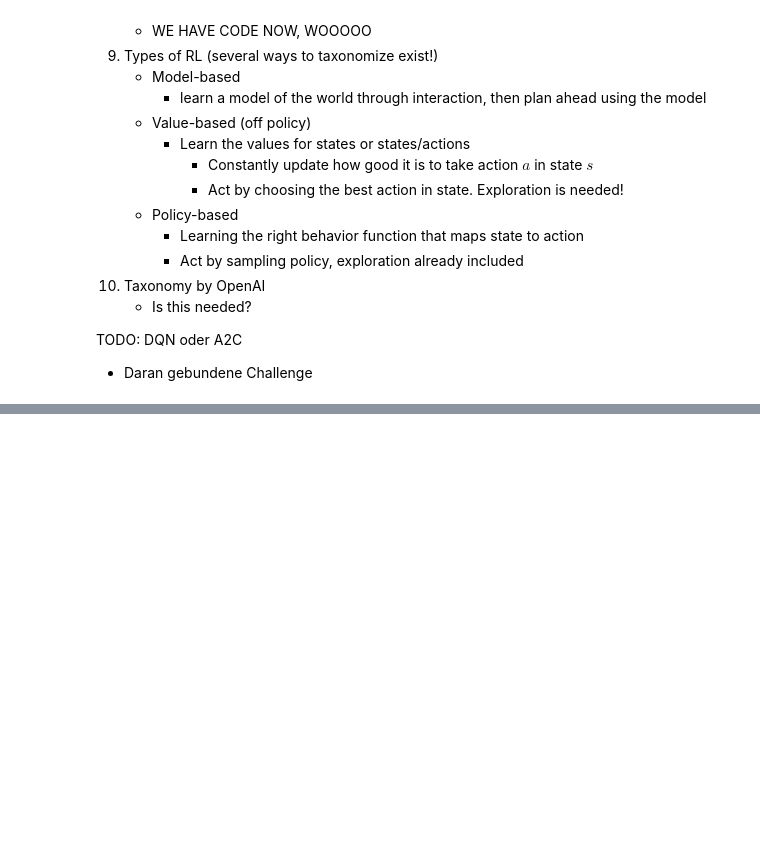
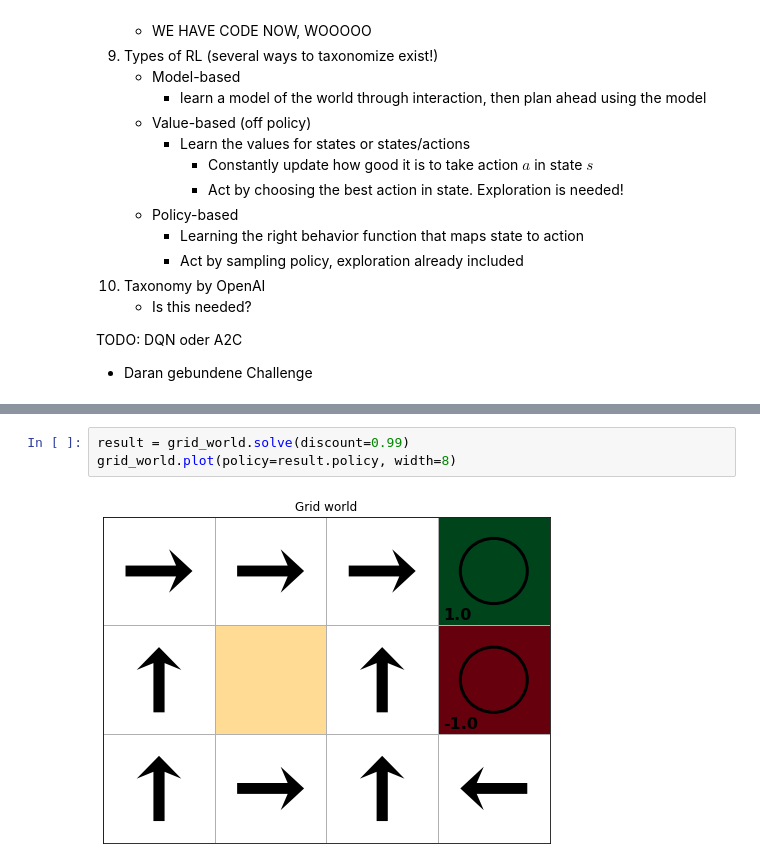
Before and after one commit to nkiehne/jupyter-notebooks, a Jupyter notebook: Intro Reinforcement Learning.ipynb, the cells around one changed output, grey strips where cells are left out. Drawn from its saved outputs; the diff is of its cells as text; blank space fills up the shorter version.

```diff
--- a/Intro Reinforcement Learning.ipynb
+++ b/Intro Reinforcement Learning.ipynb
@@ -345,0 +509,5 @@ DQN oder A2C
+# %%
+result = grid_world.solve(discount=0.99)
+grid_world.plot(policy=result.policy, width=8)
+# %% [output]
+[figure, added]
```
Also changed, not shown: parts of 55 cells of this notebook.
